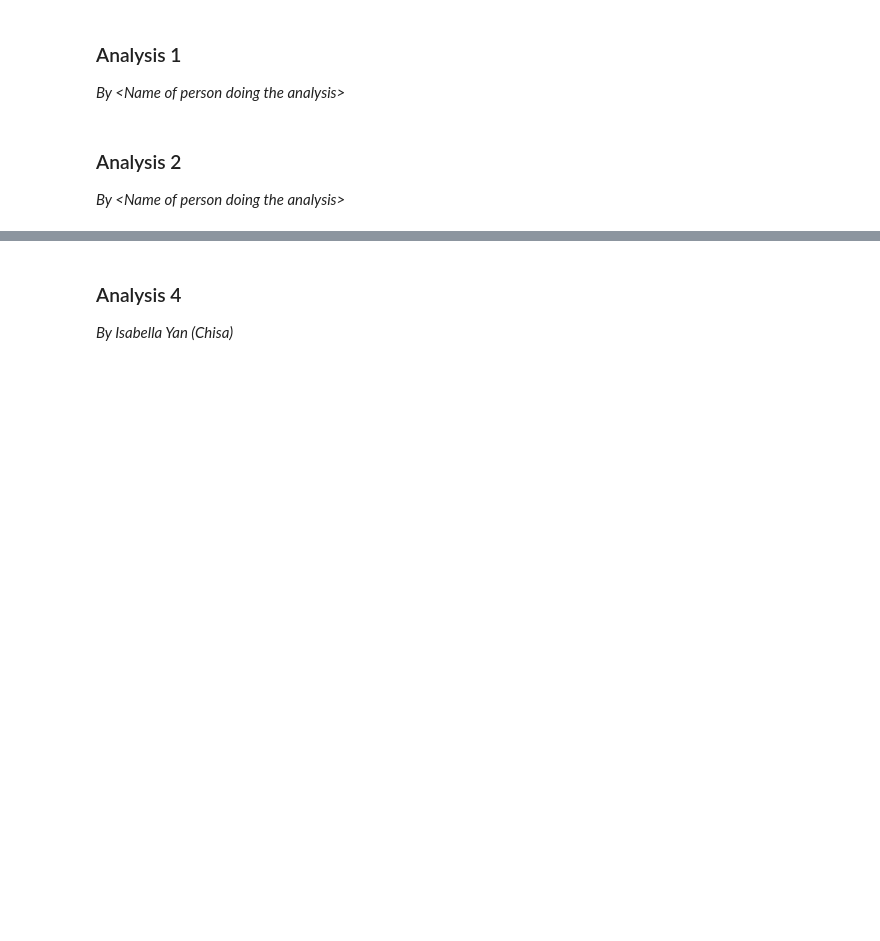
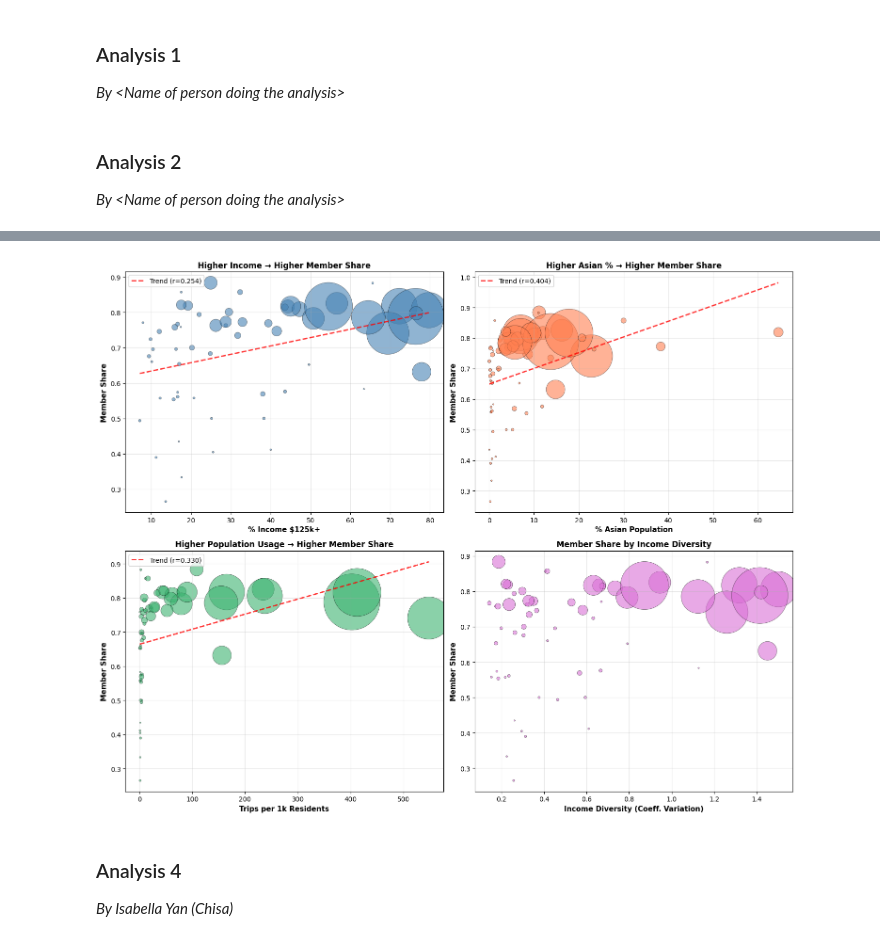
Before and after one commit to junho5400/stat303_final, a Jupyter notebook: Project Code Template.ipynb, the cells around one changed output, grey strips where cells are left out. Cells and saved outputs as stored; diff of their text form; code cells hidden in the pictures; blank space fills up the shorter version.

```diff
--- a/Project Code Template.ipynb
+++ b/Project Code Template.ipynb
@@ -254,3 +582,68 @@ Put code with comments. The comments should explain the code such that it can be
+# %%
+# Visualizations of Demographic-Ridership Relationships
+
+fig, axes = plt.subplots(2, 2, figsize=(15, 12))
+
+# 1. Income (Highest Bracket %) vs Member Share
+ax1 = axes[0, 0]
+scatter_data = community_summary[community_summary['total_trips'] > 20].copy()
+ax1.scatter(scatter_data['income_125k_plus_pct'], scatter_data['member_share'],
+            s=scatter_data['total_trips']/5, alpha=0.6, color='steelblue', edgecolors='black', linewidth=0.5)
+z = np.polyfit(scatter_data['income_125k_plus_pct'].dropna(),
+               scatter_data.loc[scatter_data['income_125k_plus_pct'].notna(), 'member_share'].dropna(), 1)
+p = np.poly1d(z)
+x_line = np.linspace(scatter_data['income_125k_plus_pct'].min(), scatter_data['income_125k_plus_pct'].max(), 100)
+ax1.plot(x_line, p(x_line), "r--", alpha=0.8, linewidth=2, label=f'Trend (r={correlations_with_member_share["income_125k_plus_pct"]:.3f})')
+ax1.set_xlabel('% Income $125k+', fontsize=11, fontweight='bold')
+ax1.set_ylabel('Member Share', fontsize=11, fontweight='bold')
+ax1.set_title('Higher Income → Higher Member Share', fontsize=12, fontweight='bold')
+ax1.legend()
+ax1.grid(alpha=0.3)
+
+# 2. Asian % vs Member Share
+ax2 = axes[0, 1]
+ax2.scatter(scatter_data['asian_pct'], scatter_data['member_share'],
+            s=scatter_data['total_trips']/5, alpha=0.6, color='coral', edgecolors='black', linewidth=0.5)
+z = np.polyfit(scatter_data['asian_pct'].dropna(),
+               scatter_data.loc[scatter_data['asian_pct'].notna(), 'member_share'].dropna(), 1)
+p = np.poly1d(z)
+x_line = np.linspace(scatter_data['asian_pct'].min(), scatter_data['asian_pct'].max(), 100)
+ax2.plot(x_line, p(x_line), "r--", alpha=0.8, linewidth=2, label=f'Trend (r={correlations_with_member_share["asian_pct"]:.3f})')
+ax2.set_xlabel('% Asian Population', fontsize=11, fontweight='bold')
+ax2.set_ylabel('Member Share', fontsize=11, fontweight='bold')
+ax2.set_title('Higher Asian % → Higher Member Share', fontsize=12, fontweight='bold')
+ax2.legend()
+ax2.grid(alpha=0.3)
+
+# 3. Population Density (Trips per 1k) vs Member Share
+ax3 = axes[1, 0]
+density_data = scatter_data[scatter_data['trips_per_1k_residents'].notna()]
+ax3.scatter(density_data['trips_per_1k_residents'], density_data['member_share'],
+            s=density_data['total_trips']/5, alpha=0.6, color='mediumseagreen', edgecolors='black', linewidth=0.5)
+z = np.polyfit(density_data['trips_per_1k_residents'], density_data['member_share'], 1)
+p = np.poly1d(z)
+x_line = np.linspace(density_data['trips_per_1k_residents'].min(), density_data['trips_per_1k_residents'].max(), 100)
+ax3.plot(x_line, p(x_line), "r--", alpha=0.8, linewidth=2, label=f'Trend (r={correlations_with_member_share["trips_per_1k_residents"]:.3f})')
+ax3.set_xlabel('Trips per 1k Residents', fontsize=11, fontweight='bold')
+ax3.set_ylabel('Member Share', fontsize=11, fontweight='bold')
+ax3.set_title('Higher Population Usage → Higher Member Share', fontsize=12, fontweight='bold')
+ax3.legend()
+ax3.grid(alpha=0.3)
+
+# 4. Income Diversity (Coefficient of Variation) vs Member Share
+ax4 = axes[1, 1]
+diversity_data = scatter_data[scatter_data['income_diversity_cv'].notna()]
+ax4.scatter(diversity_data['income_diversity_cv'], diversity_data['member_share'],
+            s=diversity_data['total_trips']/5, alpha=0.6, color='orchid', edgecolors='black', linewidth=0.5)
+ax4.set_xlabel('Income Diversity (Coeff. Variation)', fontsize=11, fontweight='bold')
+ax4.set_ylabel('Member Share', fontsize=11, fontweight='bold')
+ax4.set_title('Member Share by Income Diversity', fontsize=12, fontweight='bold')
+ax4.grid(alpha=0.3)
+
+plt.tight_layout()
+plt.show()
+# %% [output]
+[figure, added]
 # %% [markdown]
 ### Analysis 4
 *By Isabella Yan (Chisa)*
```
Also changed, not shown: parts of 18 cells of this notebook, 3 other files.
